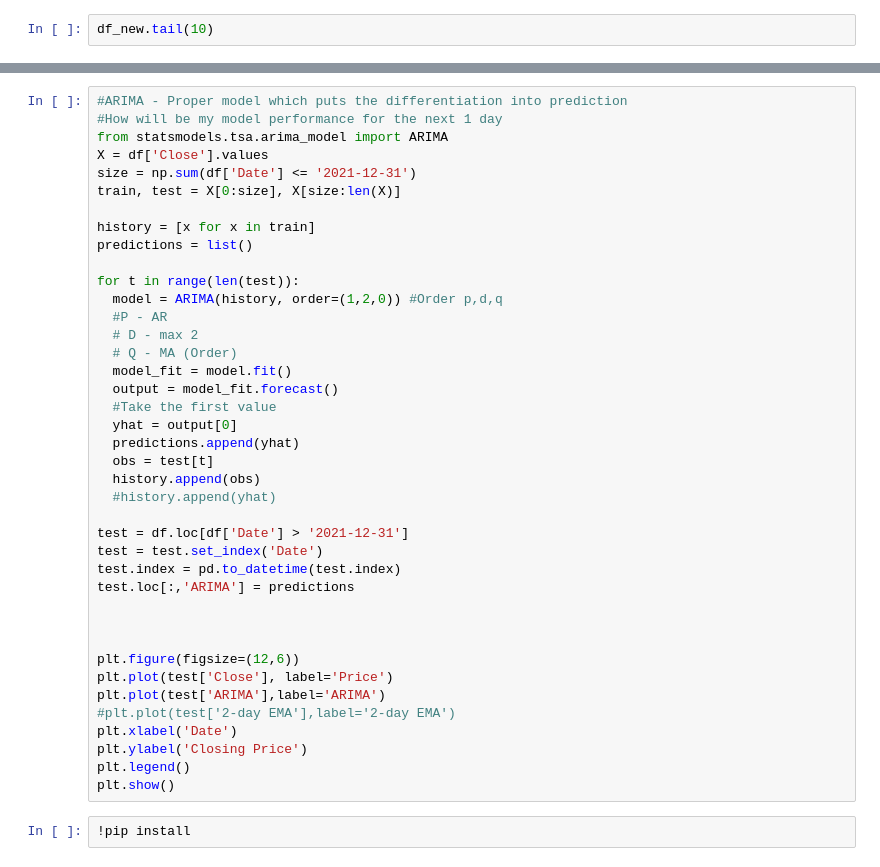
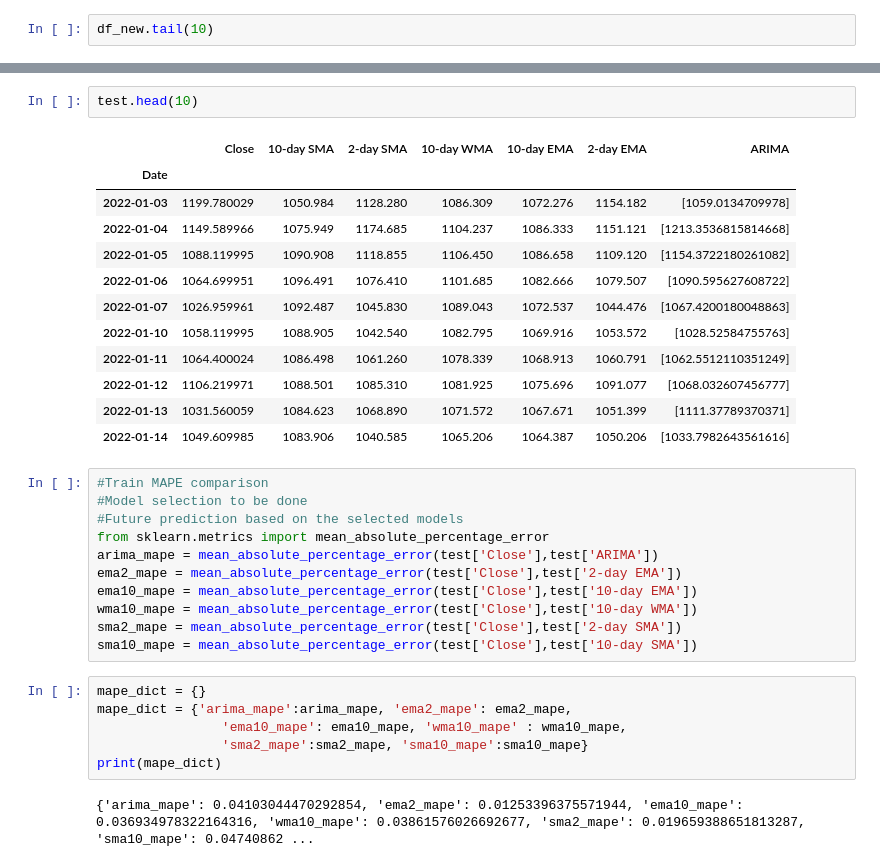
Before and after one commit to ravi75git/Datascience-Workbooks, a Jupyter notebook: TimeSeries/SMA_WMA_EMA_ARIMA.ipynb, the cells around one changed output, grey strips where cells are left out. Drawn from its saved outputs; the diff is of its cells as text.

```diff
--- a/TimeSeries/SMA_WMA_EMA_ARIMA.ipynb
+++ b/TimeSeries/SMA_WMA_EMA_ARIMA.ipynb
@@ -197,42 +409,34 @@ plt.show()
-# %%
-#ARIMA - Proper model which puts the differentiation into prediction
-#How will be my model performance for the next 1 day
-from statsmodels.tsa.arima_model import ARIMA
-X = df['Close'].values
-size = np.sum(df['Date'] <= '2021-12-31')
-train, test = X[0:size], X[size:len(X)]
-
-history = [x for x in train]
-predictions = list()
-
-for t in range(len(test)):
-  model = ARIMA(history, order=(1,2,0)) #Order p,d,q
-  #P - AR
-  # D - max 2
-  # Q - MA (Order)
-  model_fit = model.fit()
-  output = model_fit.forecast()
-  #Take the first value
-  yhat = output[0]
-  predictions.append(yhat)
-  obs = test[t]
-  history.append(obs)
-  #history.append(yhat)
-
-test = df.loc[df['Date'] > '2021-12-31']
-test = test.set_index('Date')
-test.index = pd.to_datetime(test.index)
-test.loc[:,'ARIMA'] = predictions
-
-
-
-plt.figure(figsize=(12,6))
-plt.plot(test['Close'], label='Price')
-plt.plot(test['ARIMA'],label='ARIMA')
-#plt.plot(test['2-day EMA'],label='2-day EMA')
-plt.xlabel('Date')
-plt.ylabel('Closing Price')
-plt.legend()
-plt.show()
-# %%
-!pip install
+# %%
+test.head(10)
+# %% [output]
+|  | Close | 10-day SMA | 2-day SMA | 10-day WMA | 10-day EMA | 2-day EMA | ARIMA |
+| Date |  |  |  |  |  |  |  |
+| 2022-01-03 | 1199.780029 | 1050.984 | 1128.280 | 1086.309 | 1072.276 | 1154.182 | [1059.0134709978] |
+| 2022-01-04 | 1149.589966 | 1075.949 | 1174.685 | 1104.237 | 1086.333 | 1151.121 | [1213.3536815814668] |
+| 2022-01-05 | 1088.119995 | 1090.908 | 1118.855 | 1106.450 | 1086.658 | 1109.120 | [1154.3722180261082] |
+| 2022-01-06 | 1064.699951 | 1096.491 | 1076.410 | 1101.685 | 1082.666 | 1079.507 | [1090.595627608722] |
+| 2022-01-07 | 1026.959961 | 1092.487 | 1045.830 | 1089.043 | 1072.537 | 1044.476 | [1067.4200180048863] |
+| 2022-01-10 | 1058.119995 | 1088.905 | 1042.540 | 1082.795 | 1069.916 | 1053.572 | [1028.52584755763] |
+| 2022-01-11 | 1064.400024 | 1086.498 | 1061.260 | 1078.339 | 1068.913 | 1060.791 | [1062.5512110351249] |
+| 2022-01-12 | 1106.219971 | 1088.501 | 1085.310 | 1081.925 | 1075.696 | 1091.077 | [1068.032607456777] |
+| 2022-01-13 | 1031.560059 | 1084.623 | 1068.890 | 1071.572 | 1067.671 | 1051.399 | [1111.37789370371] |
+| 2022-01-14 | 1049.609985 | 1083.906 | 1040.585 | 1065.206 | 1064.387 | 1050.206 | [1033.7982643561616] |
+# %%
+#Train MAPE comparison
+#Model selection to be done
+#Future prediction based on the selected models
+from sklearn.metrics import mean_absolute_percentage_error
+arima_mape = mean_absolute_percentage_error(test['Close'],test['ARIMA'])
+ema2_mape = mean_absolute_percentage_error(test['Close'],test['2-day EMA'])
+ema10_mape = mean_absolute_percentage_error(test['Close'],test['10-day EMA'])
+wma10_mape = mean_absolute_percentage_error(test['Close'],test['10-day WMA'])
+sma2_mape = mean_absolute_percentage_error(test['Close'],test['2-day SMA'])
+sma10_mape = mean_absolute_percentage_error(test['Close'],test['10-day SMA'])
+# %%
+mape_dict = {}
+mape_dict = {'arima_mape':arima_mape, 'ema2_mape': ema2_mape,
+                'ema10_mape': ema10_mape, 'wma10_mape' : wma10_mape,
+                'sma2_mape':sma2_mape, 'sma10_mape':sma10_mape}
+print(mape_dict)
+# %% [output]
+{'arima_mape': 0.04103044470292854, 'ema2_mape': 0.01253396375571944, 'ema10_mape': 0.036934978322164316, 'wma10_mape': 0.03861576026692677, 'sma2_mape': 0.019659388651813287, 'sma10_mape': 0.04740862 ...
```
Also changed, not shown: parts of 14 cells of this notebook.
